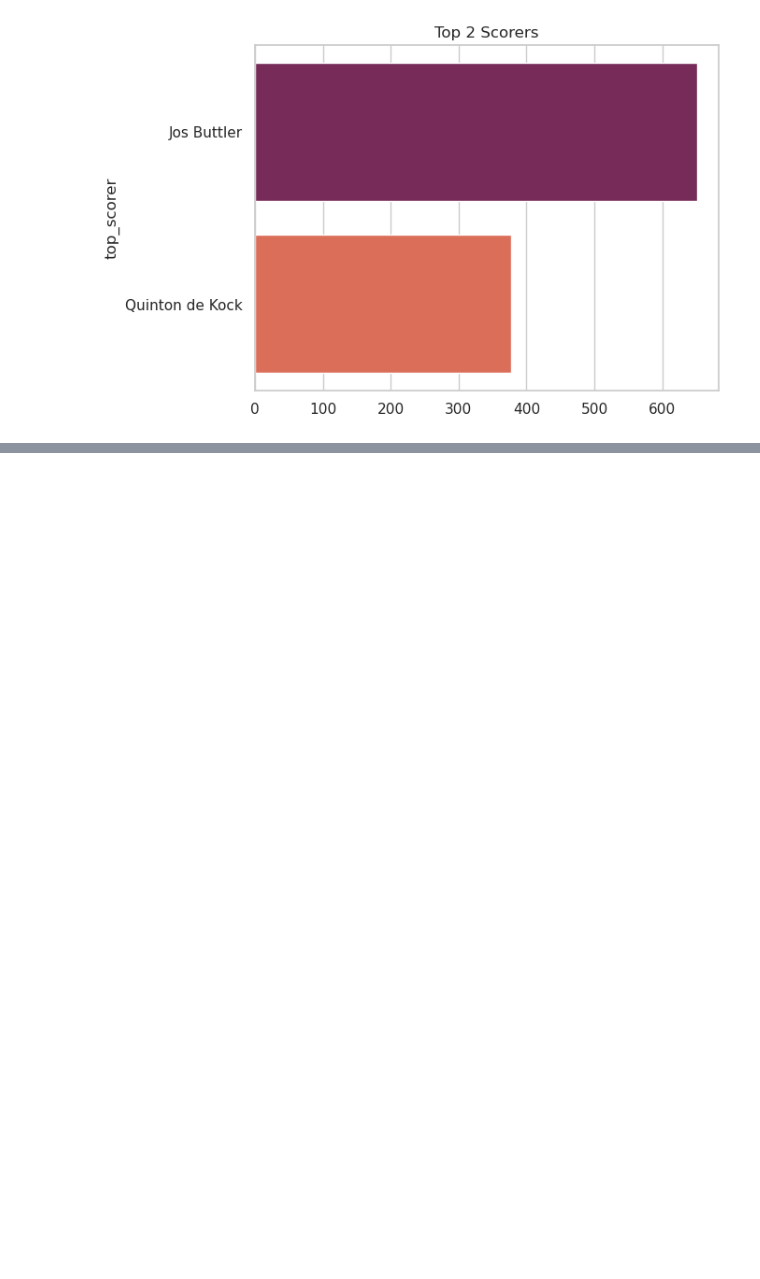
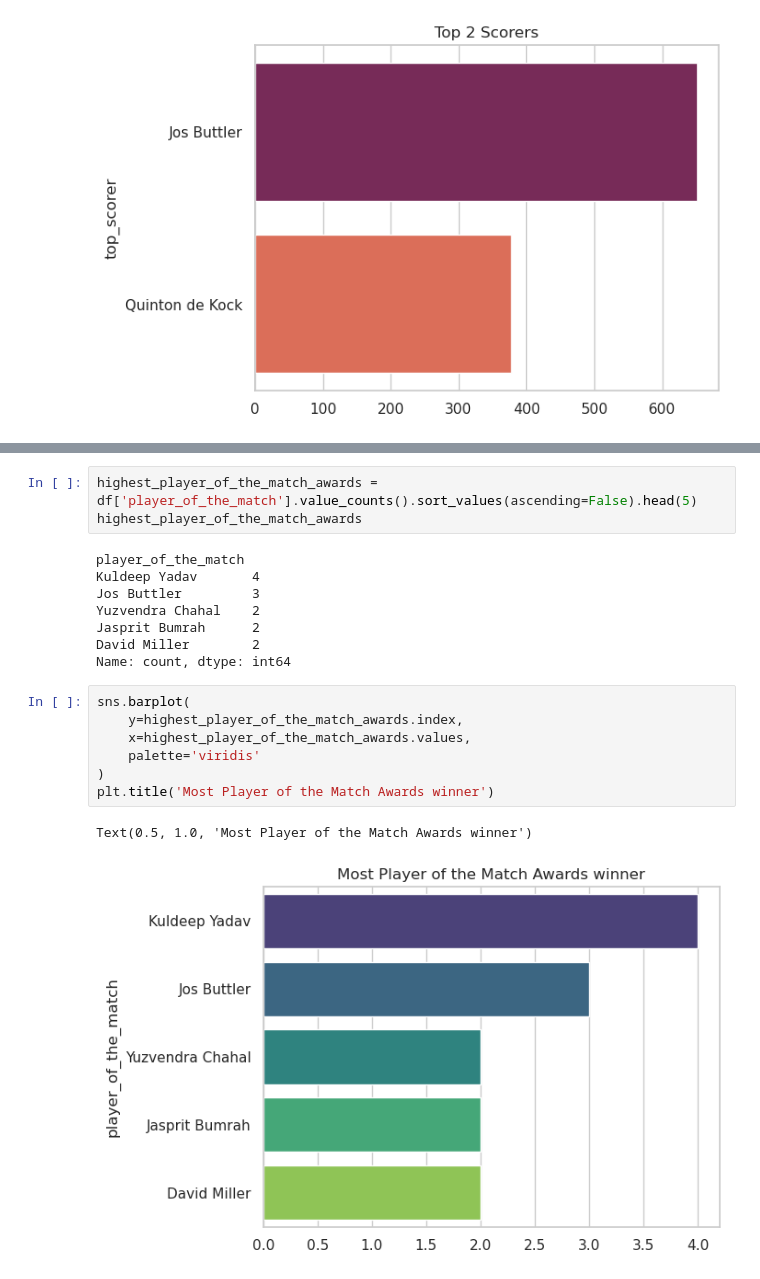
Before and after one commit to waseem-development/AI-NAVTTC, a Jupyter notebook: Data Visualization/ipl_2022_project/project.ipynb, the cells around one changed output, grey strips where cells are left out. Cells and saved outputs as stored; diff of their text form; blank space fills up the shorter version.

```diff
--- a/Data Visualization/ipl_2022_project/project.ipynb
+++ b/Data Visualization/ipl_2022_project/project.ipynb
@@ -262,0 +272,21 @@ high.plot(kind='barh')
+# %%
+highest_player_of_the_match_awards = df['player_of_the_match'].value_counts().sort_values(ascending=False).head(5)
+highest_player_of_the_match_awards
+# %% [output]
+player_of_the_match
+Kuldeep Yadav       4
+Jos Buttler         3
+Yuzvendra Chahal    2
+Jasprit Bumrah      2
+David Miller        2
+Name: count, dtype: int64
+# %%
+sns.barplot(
+    y=highest_player_of_the_match_awards.index,
+    x=highest_player_of_the_match_awards.values,
+    palette='viridis'
+)
+plt.title('Most Player of the Match Awards winner')
+# %% [output]
+Text(0.5, 1.0, 'Most Player of the Match Awards winner')
+[figure, added]
```
Also changed, not shown: parts of 14 cells of this notebook.
